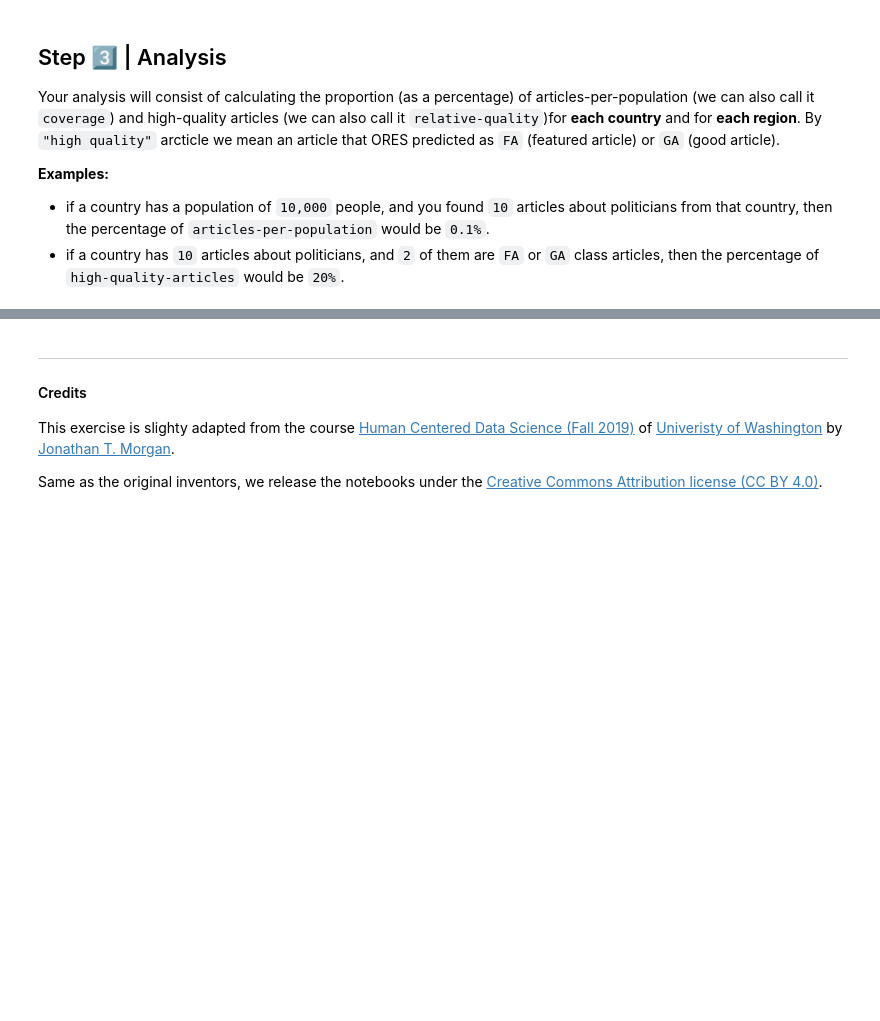
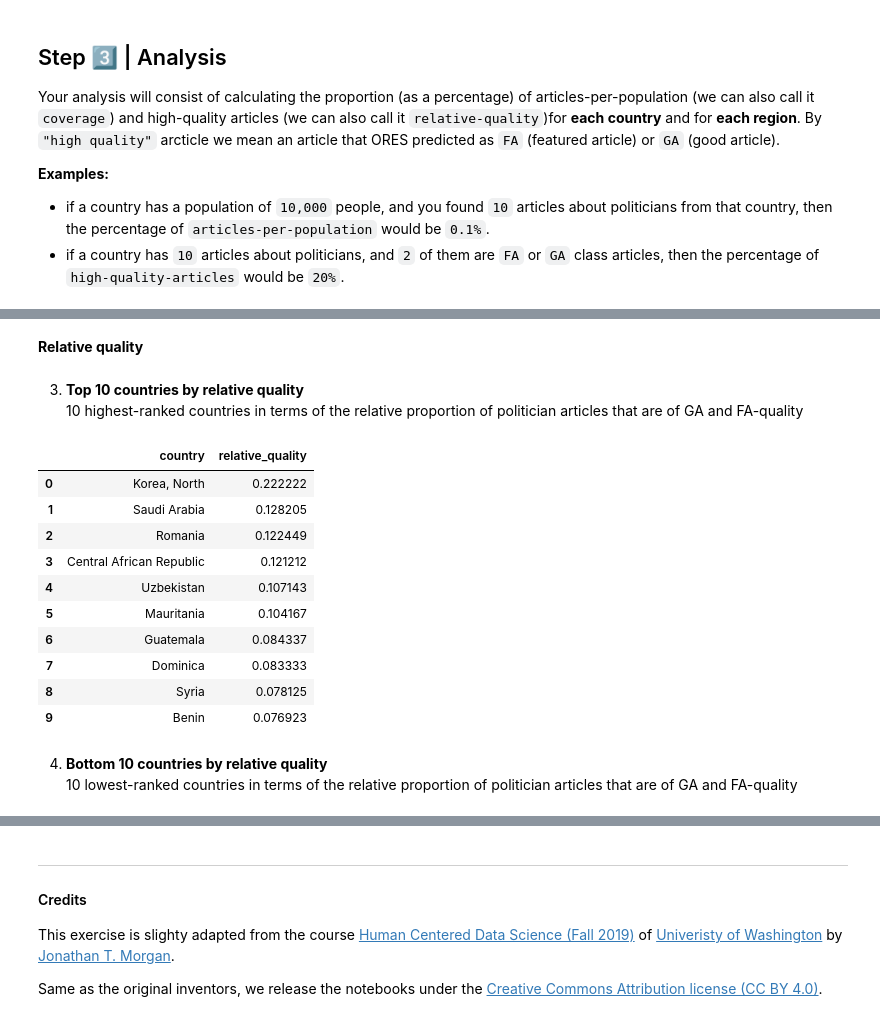
Before and after one commit to marisanest/A3-hcds-hcc-bias, a Jupyter notebook: src/A3_Wikipedia_ORES_Bias.ipynb, the cells around one changed output, grey strips where cells are left out. Saved outputs shown, nothing was run; the diff lists cells and outputs as text; code cells hidden in the pictures; blank space fills up the shorter version.

```diff
--- a/src/A3_Wikipedia_ORES_Bias.ipynb
+++ b/src/A3_Wikipedia_ORES_Bias.ipynb
@@ -224,0 +363,2 @@ The results from this analysis are six `data tables`. Embed these tables in the
+# %% [markdown]
+**Relative quality**
@@ -224,0 +404,2 @@ The results from this analysis are six `data tables`. Embed these tables in the
+# %% [markdown]
+3. **Top 10 countries by relative quality**<br>10 highest-ranked countries in terms of the relative proportion of politician articles that are of GA and FA-quality
@@ -224,0 +408,16 @@ The results from this analysis are six `data tables`. Embed these tables in the
+# %%
+read_results('country_relative_quality_data_top_10.csv')
+# %% [output]
+|  | country | relative_quality |
+| 0 | Korea, North | 0.222222 |
+| 1 | Saudi Arabia | 0.128205 |
+| 2 | Romania | 0.122449 |
+| 3 | Central African Republic | 0.121212 |
+| 4 | Uzbekistan | 0.107143 |
+| 5 | Mauritania | 0.104167 |
+| 6 | Guatemala | 0.084337 |
+| 7 | Dominica | 0.083333 |
+| 8 | Syria | 0.078125 |
+| 9 | Benin | 0.076923 |
+# %% [markdown]
+4. **Bottom 10 countries by relative quality**<br>10 lowest-ranked countries in terms of the relative proportion of politician articles that are of GA and FA-quality
```
Also changed, not shown: parts of 34 cells of this notebook, 13 other files.
